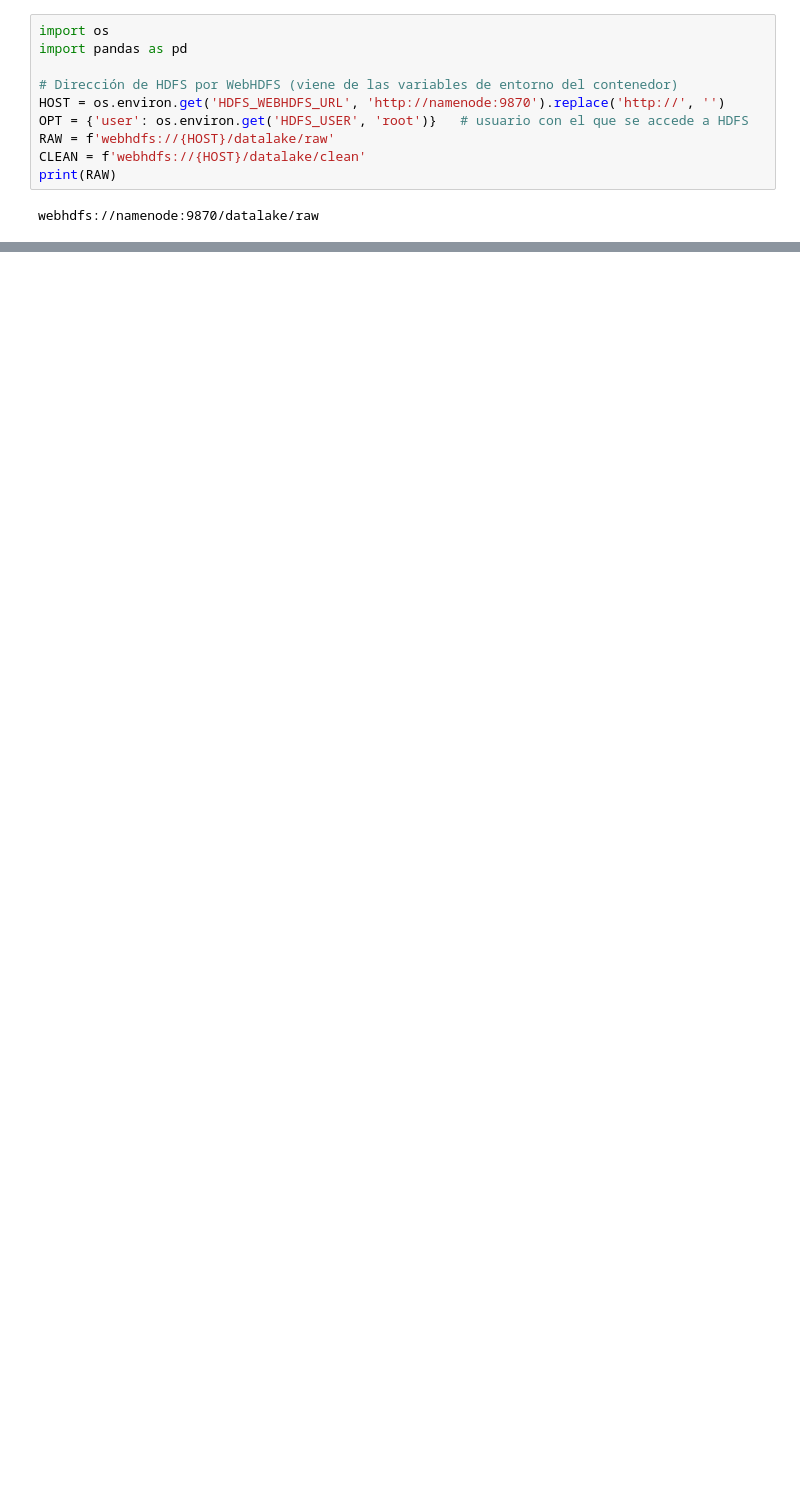
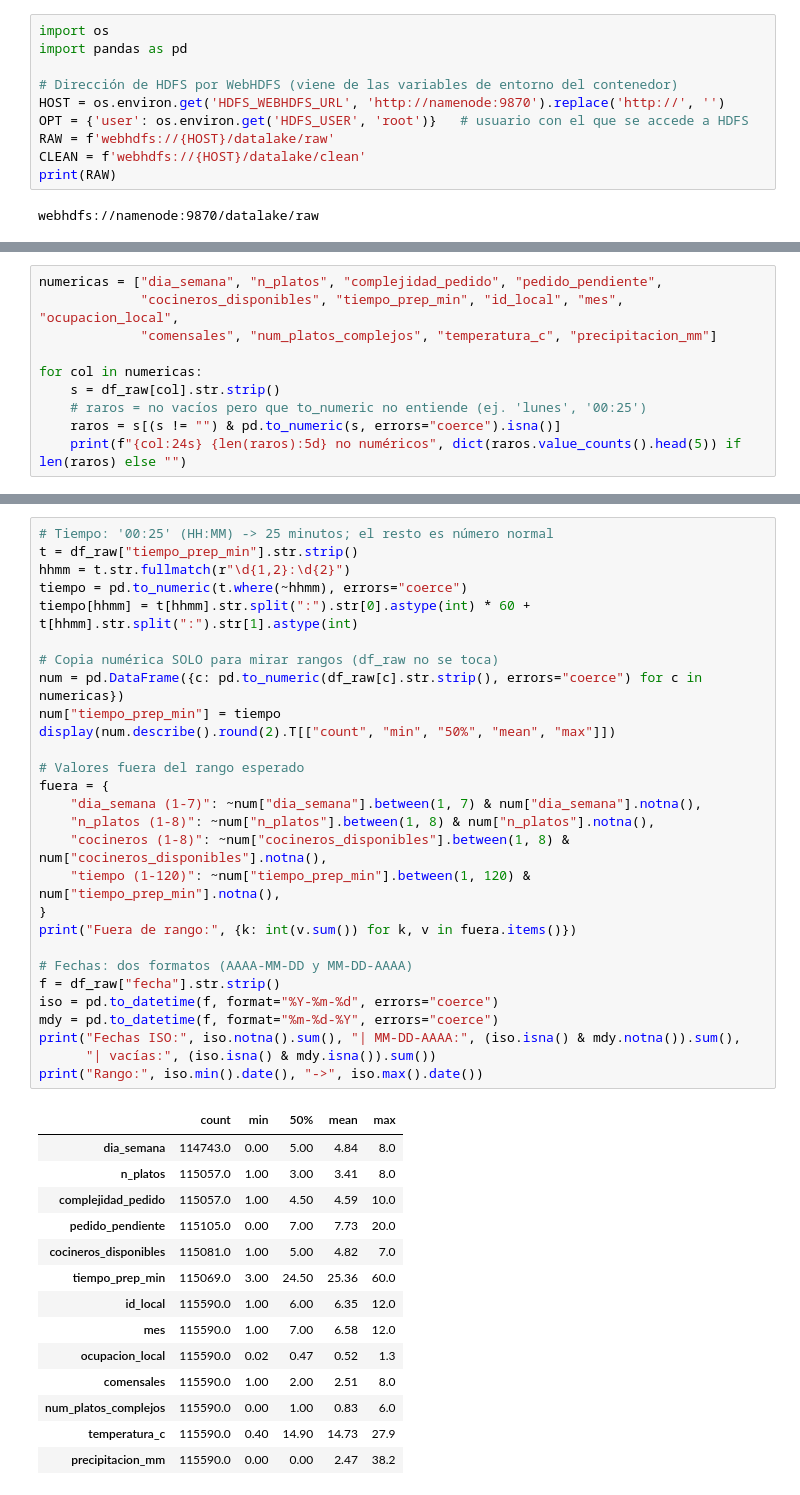
Before and after one commit to ignacioperezimaz/smart-restaurant, a Jupyter notebook: notebooks/02_EDA_pedidos_tiempos_preparacion.ipynb, the cells around one changed output, grey strips where cells are left out. Cells and saved outputs as stored; diff of their text form; blank space fills up the shorter version.

```diff
--- a/notebooks/02_EDA_pedidos_tiempos_preparacion.ipynb
+++ b/notebooks/02_EDA_pedidos_tiempos_preparacion.ipynb
@@ -60,0 +108,10 @@ memory usage: 88.6 MB
+# %%
+numericas = ["dia_semana", "n_platos", "complejidad_pedido", "pedido_pendiente",
+             "cocineros_disponibles", "tiempo_prep_min", "id_local", "mes", "ocupacion_local",
+             "comensales", "num_platos_complejos", "temperatura_c", "precipitacion_mm"]
+
+for col in numericas:
+    s = df_raw[col].str.strip()
+    # raros = no vacíos pero que to_numeric no entiende (ej. 'lunes', '00:25')
+    raros = s[(s != "") & pd.to_numeric(s, errors="coerce").isna()]
+    print(f"{col:24s} {len(raros):5d} no numéricos", dict(raros.value_counts().head(5)) if len(raros) else "")
@@ -60,0 +203,43 @@ memory usage: 88.6 MB
+# %%
+# Tiempo: '00:25' (HH:MM) -> 25 minutos; el resto es número normal
+t = df_raw["tiempo_prep_min"].str.strip()
+hhmm = t.str.fullmatch(r"\d{1,2}:\d{2}")
+tiempo = pd.to_numeric(t.where(~hhmm), errors="coerce")
+tiempo[hhmm] = t[hhmm].str.split(":").str[0].astype(int) * 60 + t[hhmm].str.split(":").str[1].astype(int)
+
+# Copia numérica SOLO para mirar rangos (df_raw no se toca)
+num = pd.DataFrame({c: pd.to_numeric(df_raw[c].str.strip(), errors="coerce") for c in numericas})
+num["tiempo_prep_min"] = tiempo
+display(num.describe().round(2).T[["count", "min", "50%", "mean", "max"]])
+
+# Valores fuera del rango esperado
+fuera = {
+    "dia_semana (1-7)": ~num["dia_semana"].between(1, 7) & num["dia_semana"].notna(),
+    "n_platos (1-8)": ~num["n_platos"].between(1, 8) & num["n_platos"].notna(),
+    "cocineros (1-8)": ~num["cocineros_disponibles"].between(1, 8) & num["cocineros_disponibles"].notna(),
+    "tiempo (1-120)": ~num["tiempo_prep_min"].between(1, 120) & num["tiempo_prep_min"].notna(),
+}
+print("Fuera de rango:", {k: int(v.sum()) for k, v in fuera.items()})
+
+# Fechas: dos formatos (AAAA-MM-DD y MM-DD-AAAA)
+f = df_raw["fecha"].str.strip()
+iso = pd.to_datetime(f, format="%Y-%m-%d", errors="coerce")
+mdy = pd.to_datetime(f, format="%m-%d-%Y", errors="coerce")
+print("Fechas ISO:", iso.notna().sum(), "| MM-DD-AAAA:", (iso.isna() & mdy.notna()).sum(),
+      "| vacías:", (iso.isna() & mdy.isna()).sum())
+print("Rango:", iso.min().date(), "->", iso.max().date())
+# %% [output]
+|  | count | min | 50% | mean | max |
+| dia_semana | 114743.0 | 0.00 | 5.00 | 4.84 | 8.0 |
+| n_platos | 115057.0 | 1.00 | 3.00 | 3.41 | 8.0 |
+| complejidad_pedido | 115057.0 | 1.00 | 4.50 | 4.59 | 10.0 |
+| pedido_pendiente | 115105.0 | 0.00 | 7.00 | 7.73 | 20.0 |
+| cocineros_disponibles | 115081.0 | 1.00 | 5.00 | 4.82 | 7.0 |
+| tiempo_prep_min | 115069.0 | 3.00 | 24.50 | 25.36 | 60.0 |
+| id_local | 115590.0 | 1.00 | 6.00 | 6.35 | 12.0 |
+| mes | 115590.0 | 1.00 | 7.00 | 6.58 | 12.0 |
+| ocupacion_local | 115590.0 | 0.02 | 0.47 | 0.52 | 1.3 |
+| comensales | 115590.0 | 1.00 | 2.00 | 2.51 | 8.0 |
+| num_platos_complejos | 115590.0 | 0.00 | 1.00 | 0.83 | 6.0 |
+| temperatura_c | 115590.0 | 0.40 | 14.90 | 14.73 | 27.9 |
+| precipitacion_mm | 115590.0 | 0.00 | 0.00 | 2.47 | 38.2 |
```
Also changed, not shown: parts of 33 cells of this notebook, 13 other files.
